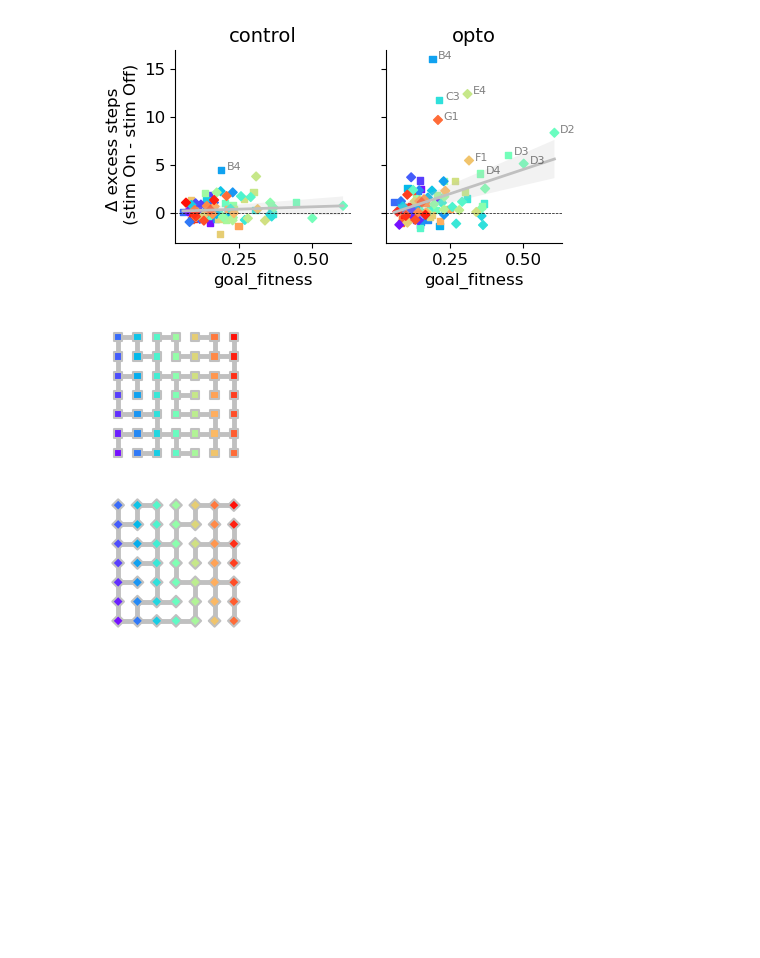
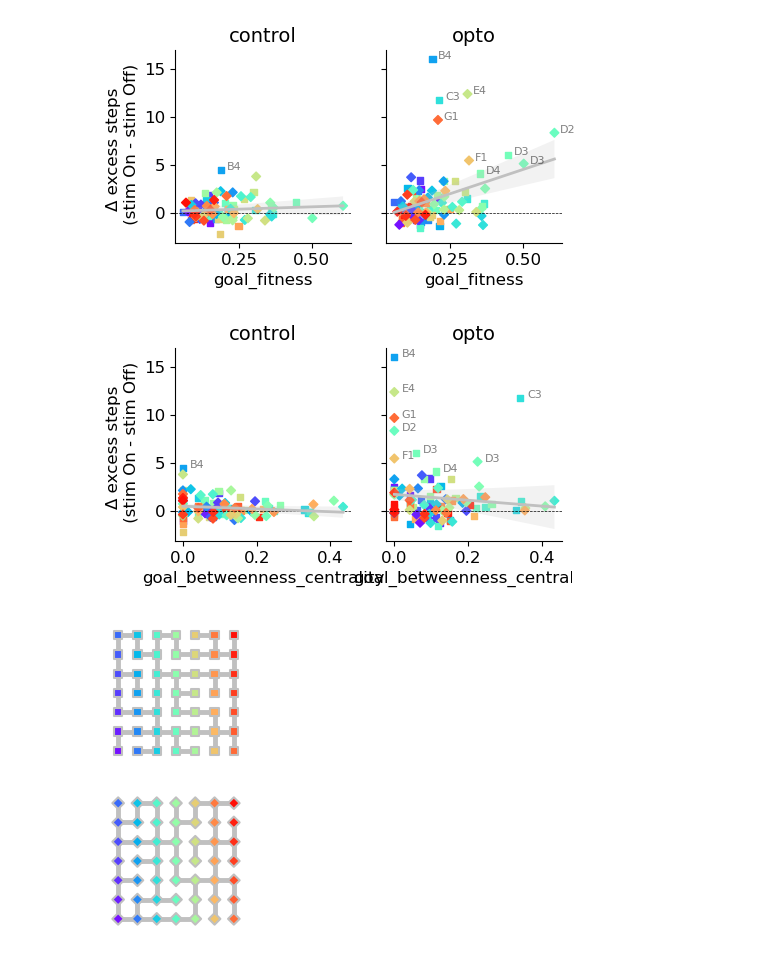
Before and after one commit to peterdoohan/goalNav_mFC-opto3, a Jupyter notebook: code/Notebooks/performance_metrics.ipynb, the cells around one changed output. Drawn from its saved outputs; the diff is of its cells as text; code cells hidden in the pictures; blank space fills up the shorter version.

```diff
--- a/code/Notebooks/performance_metrics.ipynb
+++ b/code/Notebooks/performance_metrics.ipynb
@@ -251,5 +251,16 @@ f.savefig("../results/figures/goal_fitness_stratified_delta_excess_steps.pdf")
 # %% [output]
 [figure]
+# %%
+f, axes = plt.subplots(1, 2, figsize=(5, 2.5), sharey=True, sharex=True)
+es.plot_stratified_delta_excess_steps(
+    excess_steps_df,
+    stim_day_range=(6, np.inf),
+    outlier_thres=500,
+    var="goal_betweenness_centrality",
+    axes=axes,
+)
+# %% [output]
+[figure, added]
 # %%
 f, axes = plt.subplots(2, 1, figsize=(2, 4))
 es.plot_special_maze_legend(axes=axes)
```
Also changed, not shown: parts of 7 cells of this notebook, 2 other files.
